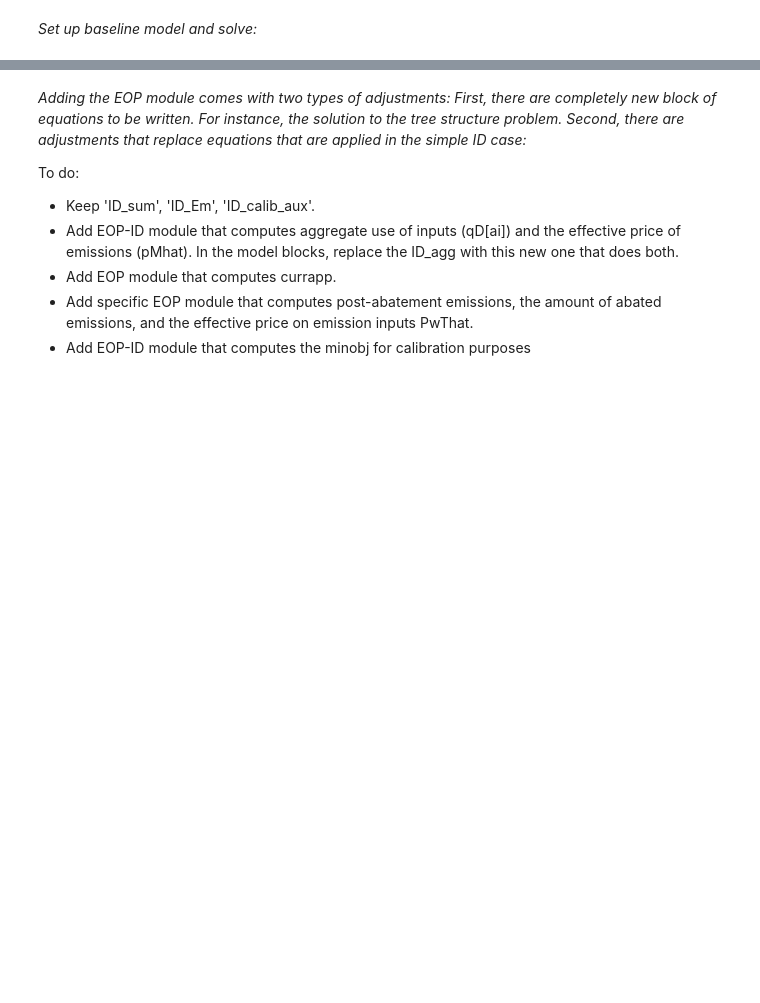
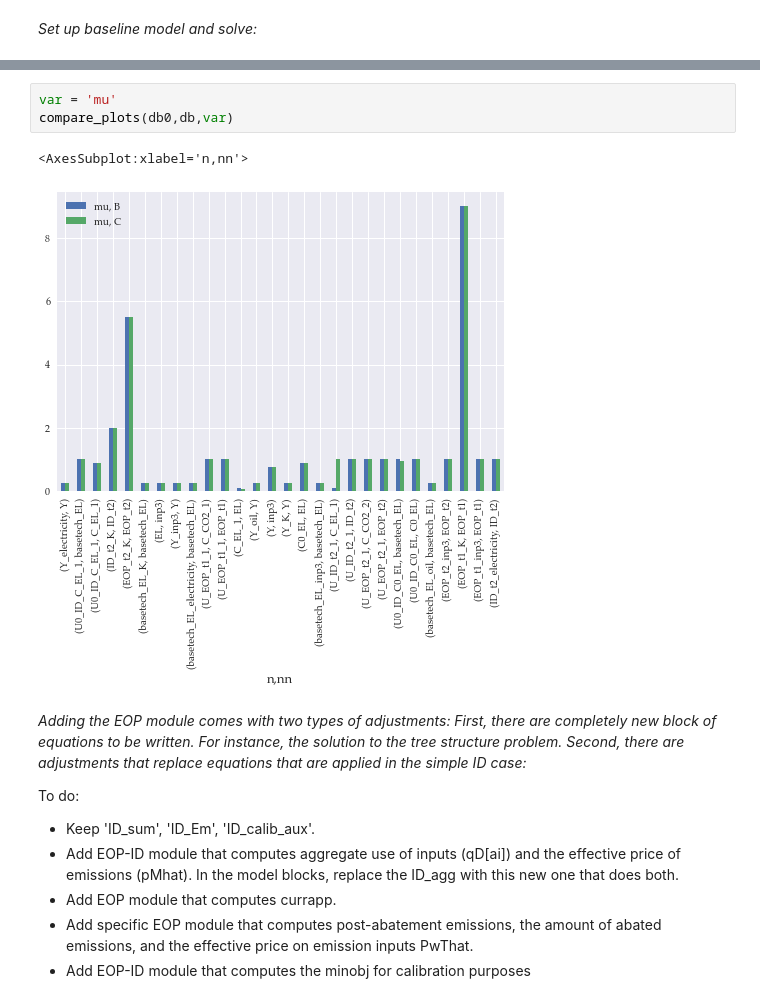
Before and after one commit to ChampionApe/GPM_v05, a Jupyter notebook: examples/Abatement/A1_EOP.ipynb, the cells around one changed output, grey strips where cells are left out. Saved outputs shown, nothing was run; the diff lists cells and outputs as text; blank space fills up the shorter version.

```diff
--- a/examples/Abatement/A1_EOP.ipynb
+++ b/examples/Abatement/A1_EOP.ipynb
@@ -53,3 +102,9 @@ gm.add_aliases([('n','nnnn'),('n','nnnnn')])
+# %%
+var = 'mu'
+compare_plots(db0,db,var)
+# %% [output]
+<AxesSubplot:xlabel='n,nn'>
+[figure, added]
 # %% [markdown]
 *Adding the EOP module comes with two types of adjustments: First, there are completely new block of equations to be written. For instance, the solution to the tree structure problem. Second, there are adjustments that replace equations that are applied in the simple ID case:*
 
```
Also changed, not shown: parts of 16 cells of this notebook, 12 other files.
